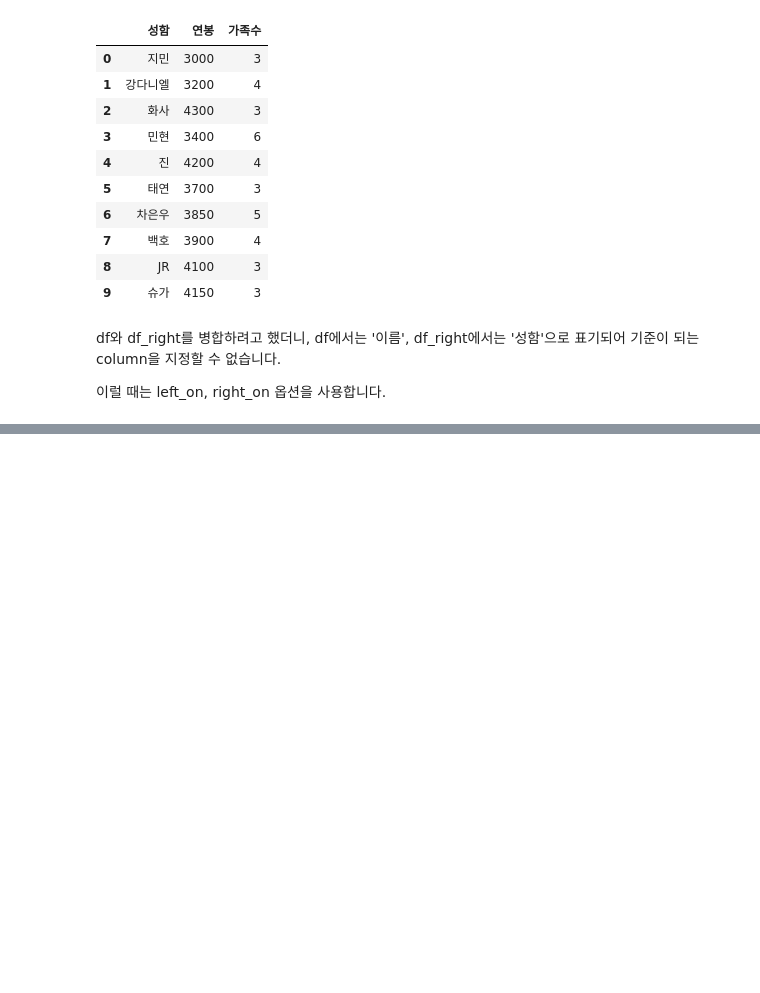
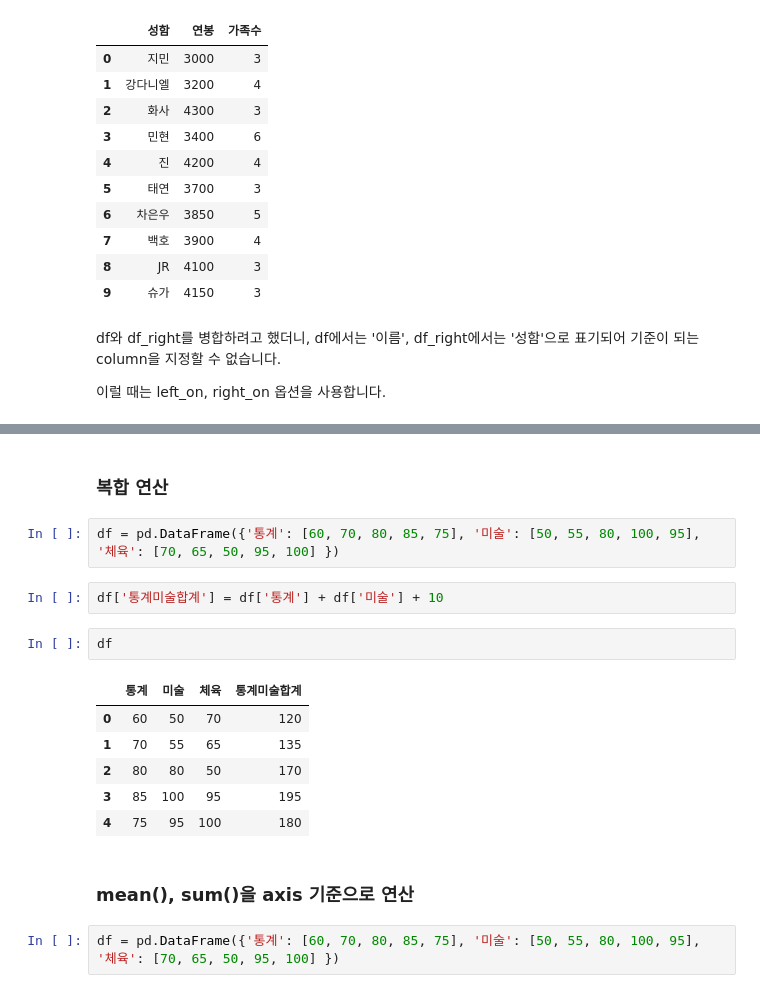
Before and after one commit to star77sa/TIL-Blog, a Jupyter notebook: _notebooks/2021-08-09-Pandas.ipynb, the cells around one changed output, grey strips where cells are left out. Saved outputs shown, nothing was run; the diff lists cells and outputs as text; blank space fills up the shorter version.

```diff
--- a/_notebooks/2021-08-09-Pandas.ipynb
+++ b/_notebooks/2021-08-09-Pandas.ipynb
@@ -1473,0 +1986,19 @@ pd.merge(df, df_right, left_on='이름', right_on='성함', how='outer')
+# %% [markdown]
+### 복합 연산
+# %%
+df = pd.DataFrame({'통계': [60, 70, 80, 85, 75], '미술': [50, 55, 80, 100, 95], '체육': [70, 65, 50, 95, 100] })
+# %%
+df['통계미술합계'] = df['통계'] + df['미술'] + 10
+# %%
+df
+# %% [output]
+|  | 통계 | 미술 | 체육 | 통계미술합계 |
+| 0 | 60 | 50 | 70 | 120 |
+| 1 | 70 | 55 | 65 | 135 |
+| 2 | 80 | 80 | 50 | 170 |
+| 3 | 85 | 100 | 95 | 195 |
+| 4 | 75 | 95 | 100 | 180 |
+# %% [markdown]
+### mean(), sum()을 axis 기준으로 연산
+# %%
+df = pd.DataFrame({'통계': [60, 70, 80, 85, 75], '미술': [50, 55, 80, 100, 95], '체육': [70, 65, 50, 95, 100] })
```
Also changed, not shown: parts of 90 cells of this notebook.
